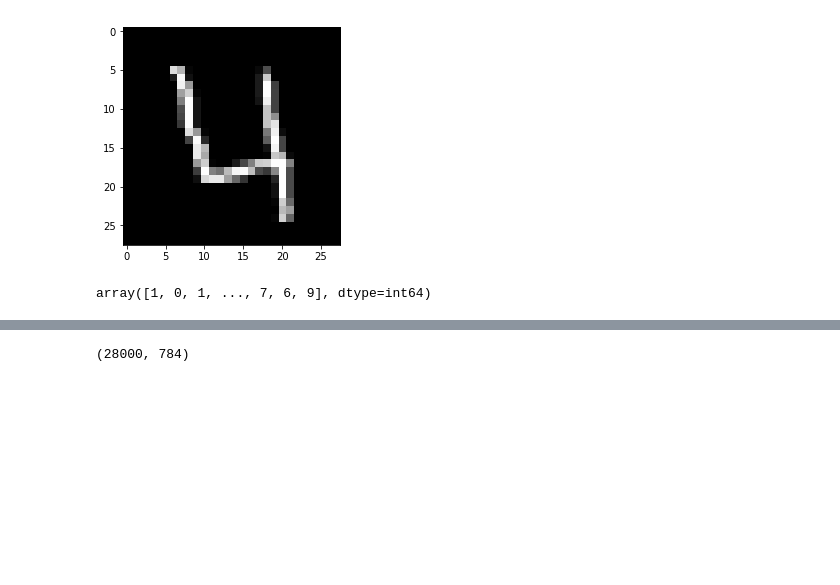
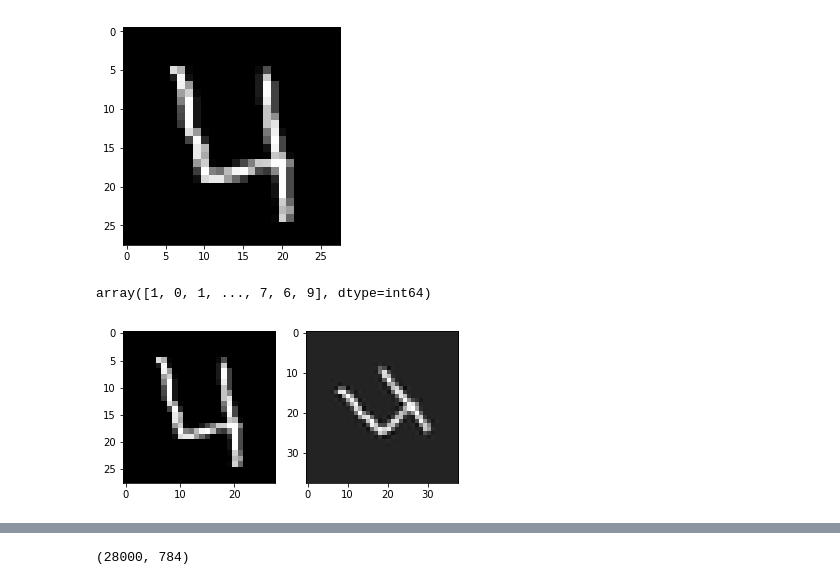
Before and after one commit to Belousych/ML, a Jupyter notebook: dz3/dz3.ipynb, the cells around one changed output, grey strips where cells are left out. Saved outputs shown, nothing was run; the diff lists cells and outputs as text; code cells hidden in the pictures; blank space fills up the shorter version.

```diff
--- a/dz3/dz3.ipynb
+++ b/dz3/dz3.ipynb
@@ -37,3 +37,12 @@ Y
 array([1, 0, 1, ..., 7, 6, 9], dtype=int64)
 # %%
 from sklearn.decomposition import PCA
+# %%
+from scipy.ndimage.interpolation import rotate
+rotated_lena = rotate(img, 30, reshape=True)
+f, (ax0,ax1) = plt.subplots(1,2)
+ax0.imshow(img, cmap='gray')
+ax1.imshow(rotated_lena, cmap='gray')
+plt.show()
+# %% [output]
+[figure, added]
```
Also changed, not shown: parts of 6 cells of this notebook.
